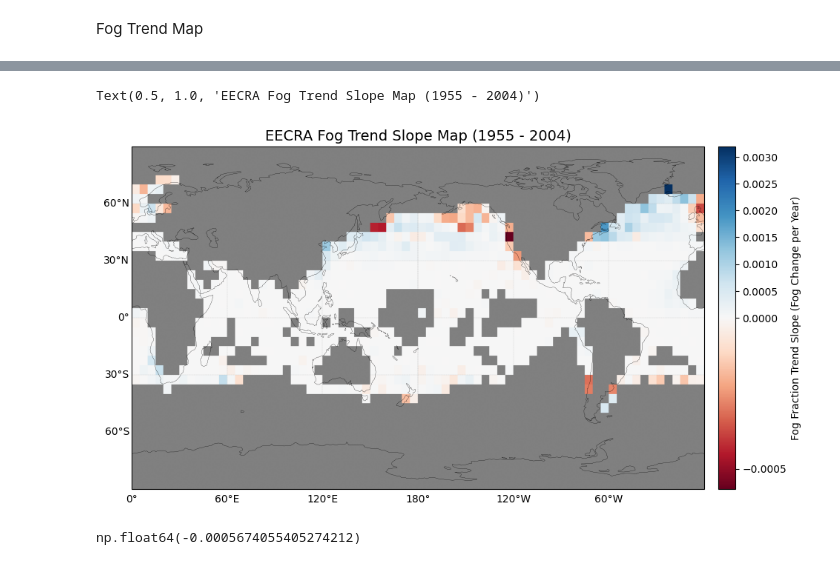
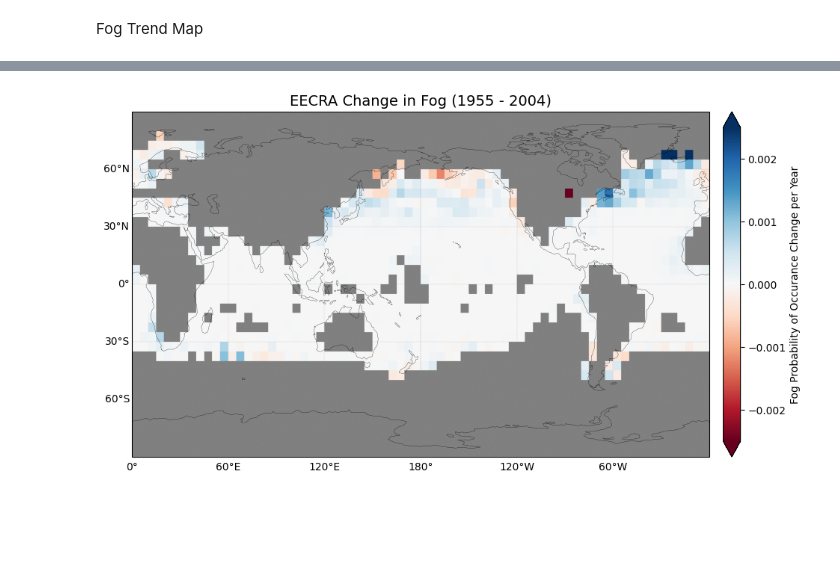
Before and after one commit to ywanika/MSC25_LowCloud, a Jupyter notebook: 02visualizeEECRA.ipynb, the cells around one changed output, grey strips where cells are left out. Cells and saved outputs as stored; diff of their text form; code cells hidden in the pictures; blank space fills up the shorter version.

```diff
--- a/02visualizeEECRA.ipynb
+++ b/02visualizeEECRA.ipynb
@@ -93,8 +97,8 @@ for i, season in enumerate(seasons):
 
     stacked = xr.concat(data_arrays, dim="time")
 
-    # Mask areas where there is not at least one fog probability value per every 10-15 yrs
-    chunks = np.array_split(stacked, 4, axis=0) #chunks of years
+    # Mask areas where there is not at least one fog probability value per every 10 yrs
+    chunks = np.array_split(stacked, 5, axis=0) #chunks of years
     chunk_masks = [(~chunk.isnull()).any(dim='time') for chunk in chunks] #list of masks, areas where there was no observation during chunk
     combined_mask = xr.concat(chunk_masks, dim='chunk').all(dim='chunk') #combine masks
 
@@ -138,6 +170,9 @@ Fog Trend Map
 # %%
 def linreg_slope(x, y):
-    slope, intercept, r_value, p_value, _ = stats.linregress(x, y)
+    valid = ~np.isnan(y)
+    if valid.sum() < 2:
+        return np.nan, np.nan, np.nan, np.nan  # Not enough data for regression
+    slope, intercept, r_value, p_value, _ = stats.linregress(x[valid], y[valid])
     return slope, intercept, r_value, p_value
 
 ### note: code is tightly coupled to 1955- 2004 being in the 5yr_seasonal_study folder
@@ -160,12 +195,7 @@ for yr in range(1955, 2001, 5):
 
 stacked = xr.concat(yearDAs, dim="time")
 stacked_test1 = stacked.mean(dim="time")
-time_x = list(range(1955, 2001, 5)) # TODO
-
-# Mask areas where there is not at least one fog probability observation per every 10-15 yrs
-chunks = np.array_split(stacked, 2, axis=0) #chunks of years
-chunk_masks = [(~chunk.isnull()).any(dim='time') for chunk in chunks] #list of masks, areas where there was no observation during chunk
-combined_mask = xr.concat(chunk_masks, dim='chunk').all(dim='chunk') #combine masks
+time_x = list(range(1955, 2001, 5))
 
 stacked = stacked.where(combined_mask)
 stacked_test2 = stacked.mean(dim="time")
@@ -189,40 +214,47 @@ slope.plot()
 # %%
-norm = TwoSlopeNorm(vmin=np.nanmin(slope), vcenter=0, vmax=np.nanmax(slope))
+#make color map center on 0
+#absVal = max(abs(np.nanmax(slope)), abs(np.nanmin(slope))) #not being used
+norm = TwoSlopeNorm(vmin=-0.0025, vcenter=0, vmax=0.0025)
 
 fig, ax = plt.subplots(figsize=(12, 6), subplot_kw={'projection': ccrs.PlateCarree(central_longitude=180)})
 
 # Add map features
 ax.coastlines(linewidth=0.2)
 gl = ax.gridlines(draw_labels=True, linewidth=0.2, color='gray', alpha=0.5, linestyle='--')
 gl.top_labels = False
 gl.right_labels = False
 
 # Plot data
 masked_data = np.ma.masked_where(~combined_mask, slope) #getting mask to set to
 
 # 2. Set the colormap "bad" color to gray
 cmap = plt.get_cmap('RdBu')
 cmap.set_bad(color="gray")
 
 # 3. Plot using imshow with masked data
+
 img = ax.imshow(
     slope,
     extent=[lon_bins[0], lon_bins[-1], lat_bins[0], lat_bins[-1]],
     cmap=cmap,
     norm=norm,
     origin='lower',
     transform=ccrs.PlateCarree(),
     aspect='auto'
 )
 
 # Colorbar
-cbar = plt.colorbar(img, ax=ax, orientation='vertical', label='Fog Fraction Trend Slope (Fog Change per Year)', pad = 0.02)
+cbar = plt.colorbar(
+    img,
+    ax=ax,
+    orientation='vertical',
+    label='Fog Probability of Occurance Change per Year',
+    pad = 0.02,
+    extend = "both"
+)
 
-plt.title('EECRA Fog Trend Slope Map (1955 - 2004)', fontsize=14)
+plt.title('EECRA Change in Fog (1955 - 2004)', fontsize=14)
+plt.savefig("dataViz/EECRA_Global_TrendMap")
+plt.show()
 # %% [output]
-Text(0.5, 1.0, 'EECRA Fog Trend Slope Map (1955 - 2004)')
-[figure, old version]
+[figure, new version]
-# %%
-np.nanmin(slope)
-# %% [output]
-np.float64(-0.0005674055405274212)
```
Also changed, not shown: parts of 20 cells of this notebook, 11 other files.
